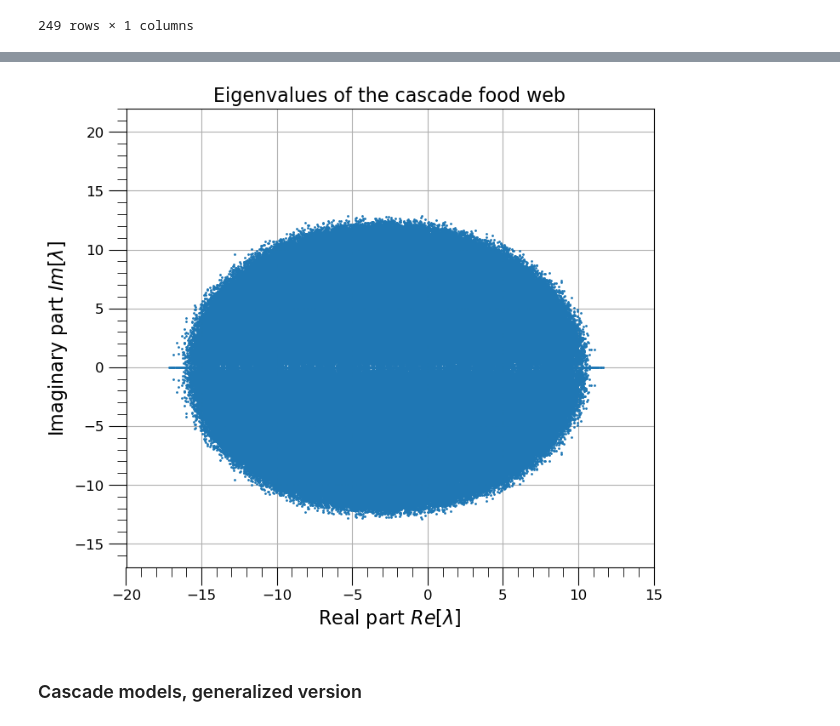
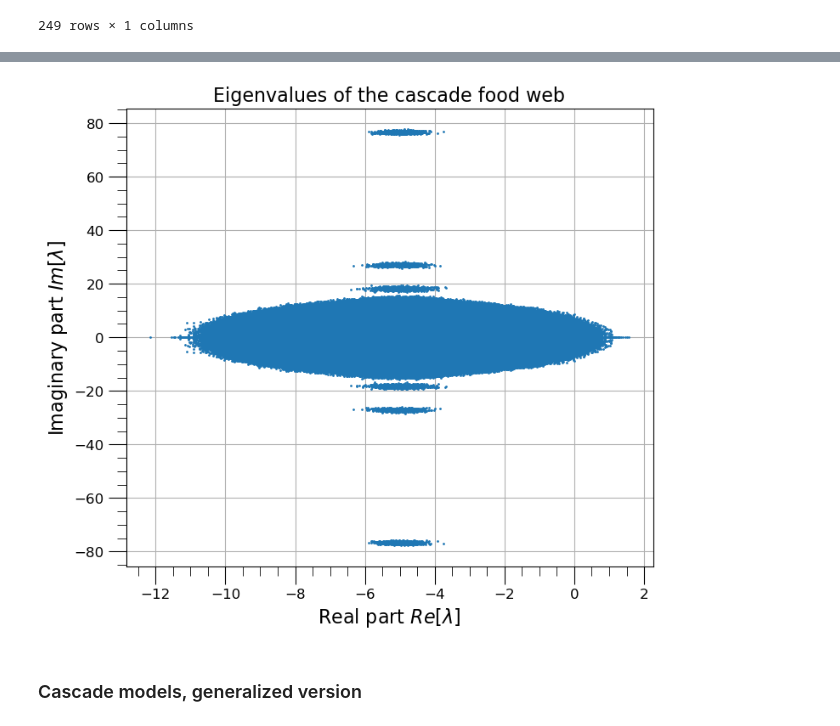
Before and after one commit to tommasoamico/PhysicalModelsOfLivingSystems, a Jupyter notebook: Week_4_assigment/Tommaso_Amico_week4.ipynb, the cells around one changed output, grey strips where cells are left out. Cells and saved outputs as stored; diff of their text form; code cells hidden in the pictures.

```diff
--- a/Week_4_assigment/Tommaso_Amico_week4.ipynb
+++ b/Week_4_assigment/Tommaso_Amico_week4.ipynb
@@ -942,12 +952,14 @@ link_func = np.vectorize(lambda x: 1 if (np.random.uniform(size = 1) <  (2 * C *
 
 link_matrix = link_func(trophic_difference)
 
-final_interaction_matrix = mask * link_matrix# Making survive only the links with mu_i > mu_j
+interaction_matrix = mask * link_matrix # Making survive only the links with mu_i > mu_j
 
+
+final_interaction_matrix = interaction_matrix - interaction_matrix.T
 
 print(f'''
 Let's verify that parroximately the total number of links is C * S^2 = {C * S**2:.0f}.
-In the built interaction matrix we have {(L := np.count_nonzero(final_interaction_matrix))} links.
+In the built interaction matrix we have {(L := np.count_nonzero(final_interaction_matrix == 1))} links.
 ''')
 # %% [output]
 Let's verify that parroximately the total number of links is C * S^2 = 18600.
@@ -1135,18 +1149,21 @@ def random_matrix_cascade(S, link_matrix, d, distribution, parameters):
     # parameters: parameters of the numpy distribution (has to be a dictionary)
 
     # Generate a random matrix
+
     matrix = distribution(size=(S, S), **parameters)
 
 
 
-    # Set the diagonal to -d
-    np.fill_diagonal(matrix, -d)
 
-    # Set the off-diagonal non zero entries to zero with a probability of 1-C
+
+
+    matrix = np.abs(matrix)
 
 
     matrix = matrix * link_matrix
 
+    # Set the diagonal to -d
+    np.fill_diagonal(matrix, -d)
 
     # Calculate the eigenvalues
     eigenvalues = np.linalg.eigvals(matrix)
@@ -1157,26 +1174,32 @@ def random_matrix_cascade(S, link_matrix, d, distribution, parameters):
 # %%
 S = 249
 d = 5
+std = 1
+C = 0.3
 distribution = np.random.normal
 n_realizations = 1000
-parameters = {'loc': 0, 'scale': 1}
+parameters = {'loc': 0, 'scale': std}
 # %%
-eigenvalues_cas = np.concatenate([random_matrix_cascade(S, link_matrix, d, distribution, parameters) for _ in range(n_realizations)])
+eigenvalues_cas = np.concatenate([random_matrix_cascade(S, final_interaction_matrix, d, distribution, parameters) for _ in range(n_realizations)])
 # %%
 fig, ax = plt.subplots(figsize = (8, 7))
+
 ax.scatter(eigenvalues_cas.real, eigenvalues_cas.imag, s = 1, color = 'C0', zorder = 2)
 ax.tick_params(axis='both', which='major', labelsize=12, length=15)
 ax.tick_params(axis='both', which='minor', labelsize=12, length=8)
 ax.minorticks_on()
 ax.set_xlabel('Real part $Re[\\lambda]$', fontsize = 16)
 ax.set_ylabel('Imaginary part $Im[\\lambda]$', fontsize = 16)
 ax.set_title('Eigenvalues of the cascade food web', fontsize = 16)
-ax.set_xlim(-20, 15)
-ax.set_ylim(-17, 22)
+
+rho = (2 / np.pi)
+C_ = (C*S) / (S - 1)
+
+
 ax.grid(zorder = 1)
 plt.show()
 # %% [output]
-[figure, old version]
+[figure, new version]
 # %% [markdown]
 ### Cascade models, generalized version
 # %%
```
Also changed, not shown: parts of 26 cells of this notebook, 1 other file.
